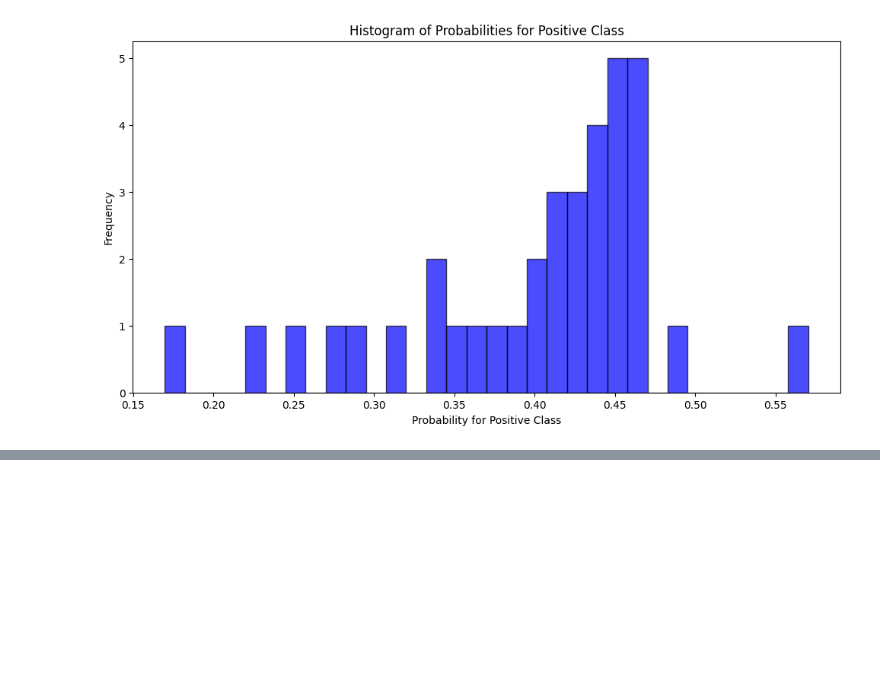
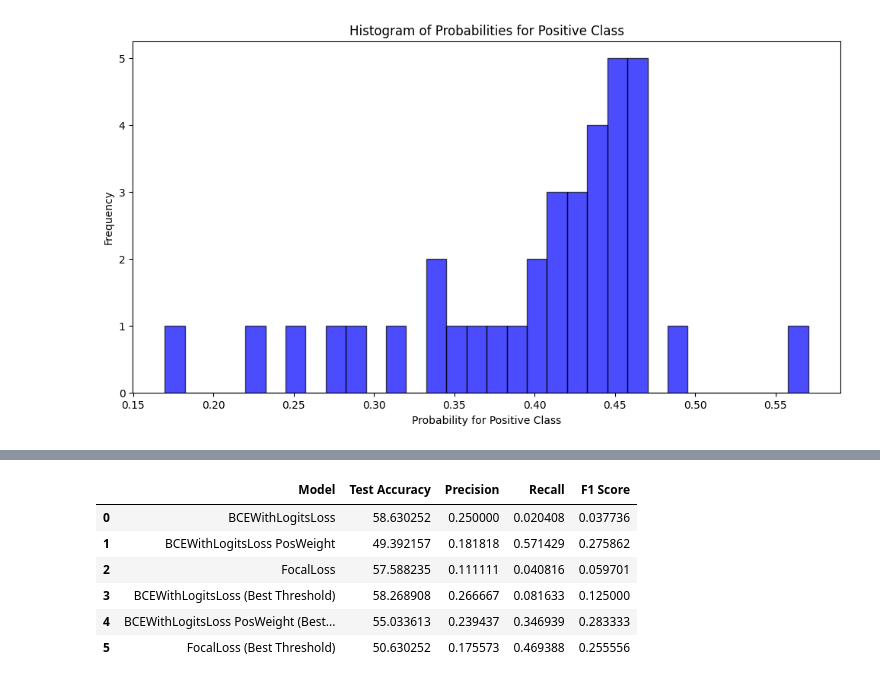
Before and after one commit to Razvan48/Teme-Deep-Learning-DL, a Jupyter notebook: Tema-1/Tema_1.ipynb, the cells around one changed output, grey strips where cells are left out. Cells and saved outputs as stored; diff of their text form; code cells hidden in the pictures; blank space fills up the shorter version.

```diff
--- a/Tema-1/Tema_1.ipynb
+++ b/Tema-1/Tema_1.ipynb
@@ -410,0 +549,28 @@ plot_histograms(model2)
+# %%
+test_accuracy0, precision0, recall0, f1_score0 = test_performance(model0, 0.5)
+test_accuracy1, precision1, recall1, f1_score1 = test_performance(model1, 0.5)
+test_accuracy2, precision2, recall2, f1_score2 = test_performance(model2, 0.5)
+
+test_accuracy0_best_threshold, precision0_best_threshold, recall0_best_threshold, f1_score0_best_threshold = test_performance(model0, best_sigmoid_threshold0)
+test_accuracy1_best_threshold, precision1_best_threshold, recall1_best_threshold, f1_score1_best_threshold = test_performance(model1, best_sigmoid_threshold1)
+test_accuracy2_best_threshold, precision2_best_threshold, recall2_best_threshold, f1_score2_best_threshold = test_performance(model2, best_sigmoid_threshold2)
+
+test_df = pd.DataFrame({
+    'Model': ['BCEWithLogitsLoss', 'BCEWithLogitsLoss PosWeight', 'FocalLoss', 'BCEWithLogitsLoss (Best Threshold)', 'BCEWithLogitsLoss PosWeight (Best Threshold)', 'FocalLoss (Best Threshold)'],
+    'Test Accuracy': [test_accuracy0, test_accuracy1, test_accuracy2, test_accuracy0_best_threshold, test_accuracy1_best_threshold, test_accuracy2_best_threshold],
+    'Precision': [precision0, precision1, precision2, precision0_best_threshold, precision1_best_threshold, precision2_best_threshold],
+    'Recall': [recall0, recall1, recall2, recall0_best_threshold, recall1_best_threshold, recall2_best_threshold],
+    'F1 Score': [f1_score0, f1_score1, f1_score2, f1_score0_best_threshold, f1_score1_best_threshold, f1_score2_best_threshold]
+})
+
+test_df = test_df.style.highlight_max(subset=['Test Accuracy', 'Precision', 'Recall', 'F1 Score'], axis=0, color='green')
+
+test_df
+# %% [output]
+|  | Model | Test Accuracy | Precision | Recall | F1 Score |
+| 0 | BCEWithLogitsLoss | 58.630252 | 0.250000 | 0.020408 | 0.037736 |
+| 1 | BCEWithLogitsLoss PosWeight | 49.392157 | 0.181818 | 0.571429 | 0.275862 |
+| 2 | FocalLoss | 57.588235 | 0.111111 | 0.040816 | 0.059701 |
+| 3 | BCEWithLogitsLoss (Best Threshold) | 58.268908 | 0.266667 | 0.081633 | 0.125000 |
+| 4 | BCEWithLogitsLoss PosWeight (Best... | 55.033613 | 0.239437 | 0.346939 | 0.283333 |
+| 5 | FocalLoss (Best Threshold) | 50.630252 | 0.175573 | 0.469388 | 0.255556 |
```
Also changed, not shown: parts of 10 cells of this notebook.
